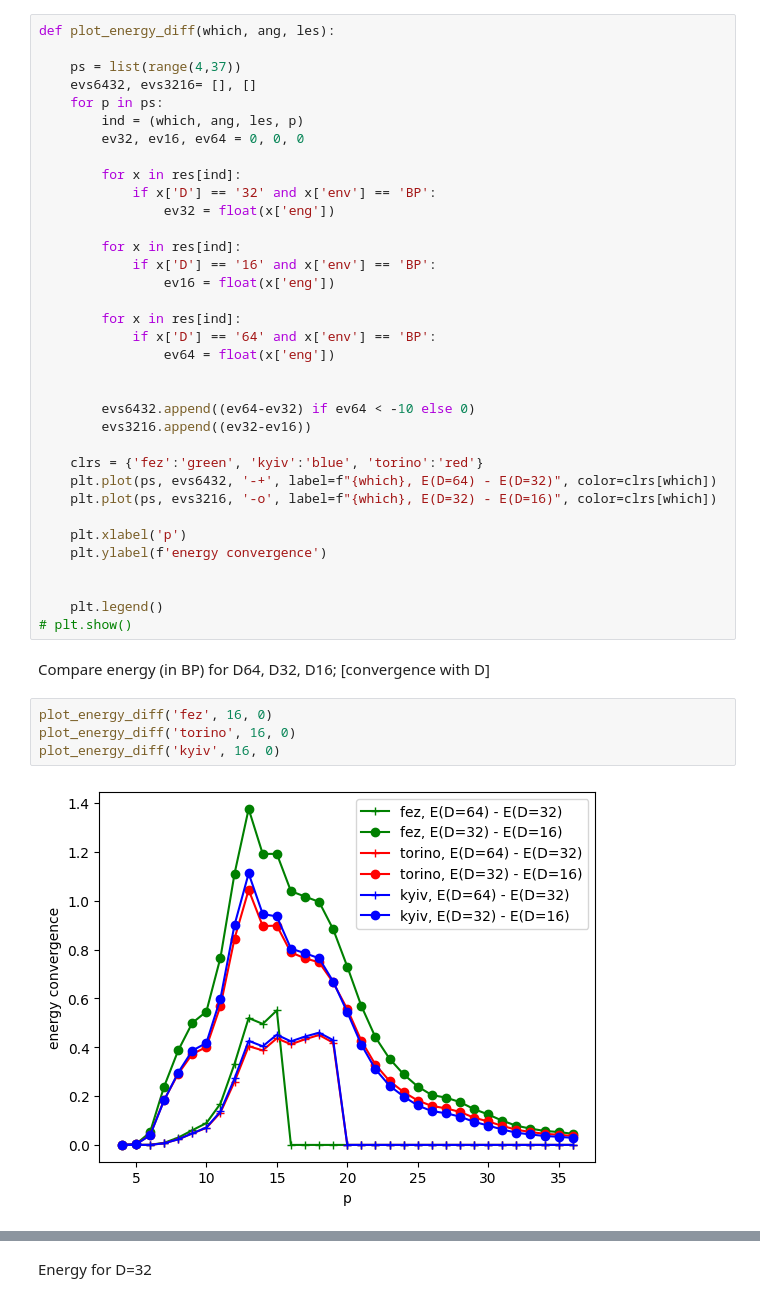
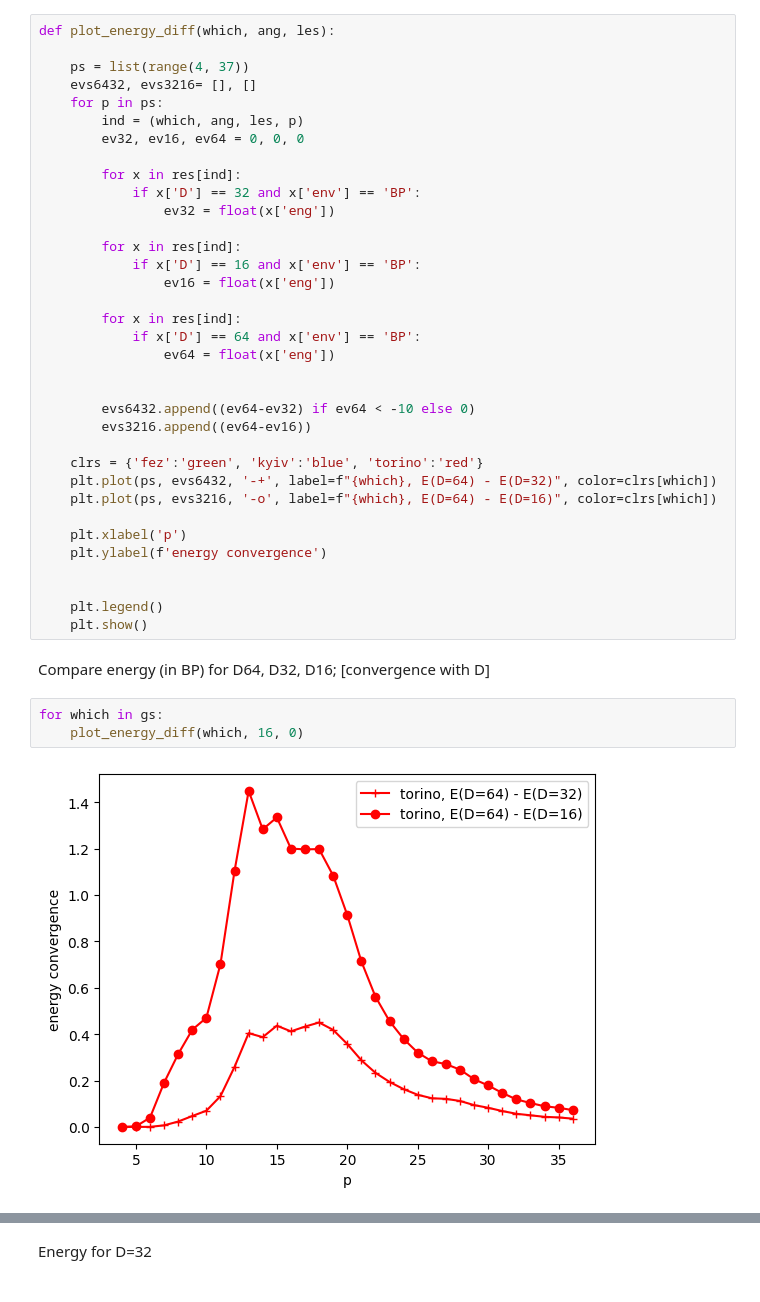
Before and after one commit to marekrams/hex, a Jupyter notebook: view_results.ipynb, the cells around one changed output, grey strips where cells are left out. Cells and saved outputs as stored; diff of their text form.

```diff
--- a/view_results.ipynb
+++ b/view_results.ipynb
@@ -86,43 +97,42 @@ for p in range(2, 37, 5):
 # %%
 def plot_energy_diff(which, ang, les):
 
-    ps = list(range(4,37))
+    ps = list(range(4, 37))
     evs6432, evs3216= [], []
     for p in ps:
         ind = (which, ang, les, p)
         ev32, ev16, ev64 = 0, 0, 0
 
         for x in res[ind]:
-            if x['D'] == '32' and x['env'] == 'BP':
+            if x['D'] == 32 and x['env'] == 'BP':
                 ev32 = float(x['eng'])
 
         for x in res[ind]:
-            if x['D'] == '16' and x['env'] == 'BP':
+            if x['D'] == 16 and x['env'] == 'BP':
                 ev16 = float(x['eng'])
 
         for x in res[ind]:
-            if x['D'] == '64' and x['env'] == 'BP':
+            if x['D'] == 64 and x['env'] == 'BP':
                 ev64 = float(x['eng'])
 
 
         evs6432.append((ev64-ev32) if ev64 < -10 else 0)
-        evs3216.append((ev32-ev16))
+        evs3216.append((ev64-ev16))
 
     clrs = {'fez':'green', 'kyiv':'blue', 'torino':'red'}
     plt.plot(ps, evs6432, '-+', label=f"{which}, E(D=64) - E(D=32)", color=clrs[which])
-    plt.plot(ps, evs3216, '-o', label=f"{which}, E(D=32) - E(D=16)", color=clrs[which])
+    plt.plot(ps, evs3216, '-o', label=f"{which}, E(D=64) - E(D=16)", color=clrs[which])
 
     plt.xlabel('p')
     plt.ylabel(f'energy convergence')
 
 
     plt.legend()
-# plt.show()
+    plt.show()
 # %% [markdown]
 Compare energy (in BP) for D64, D32, D16;  [convergence with D]
-# %%
-plot_energy_diff('fez', 16, 0)
-plot_energy_diff('torino', 16, 0)
-plot_energy_diff('kyiv', 16, 0)
-# %% [output]
-[figure, removed]
+# %%
+for which in gs:
+    plot_energy_diff(which, 16, 0)
+# %% [output]
+[figure, added]
```
Also changed, not shown: parts of 17 cells of this notebook, 3 other files.
